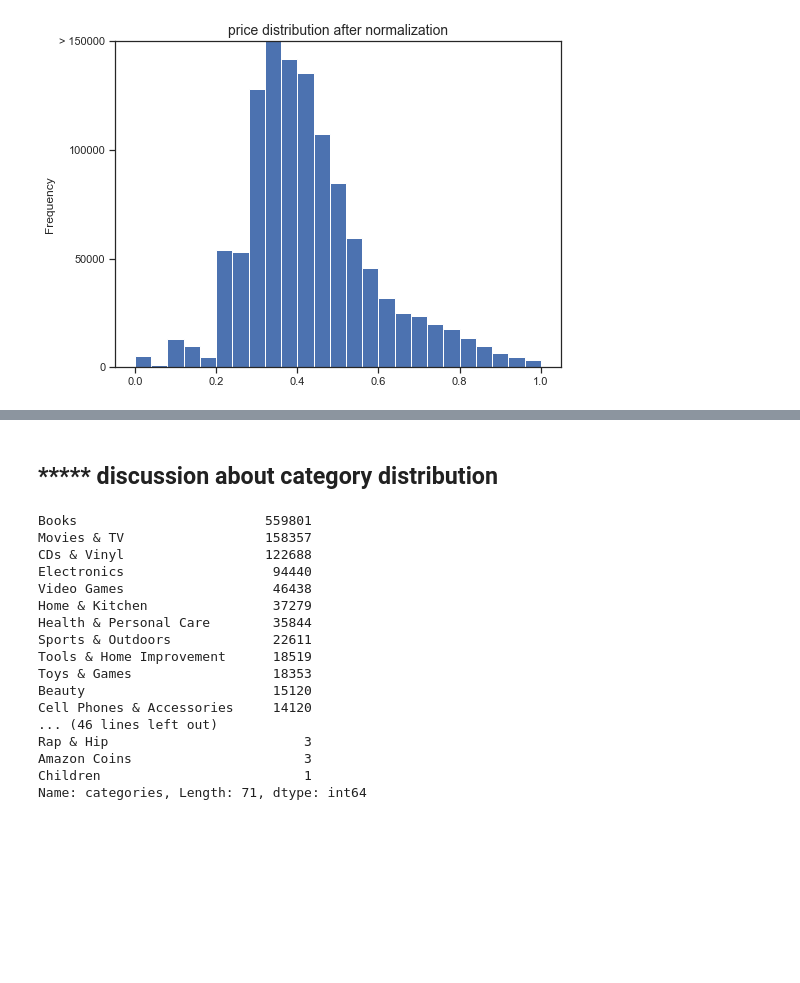
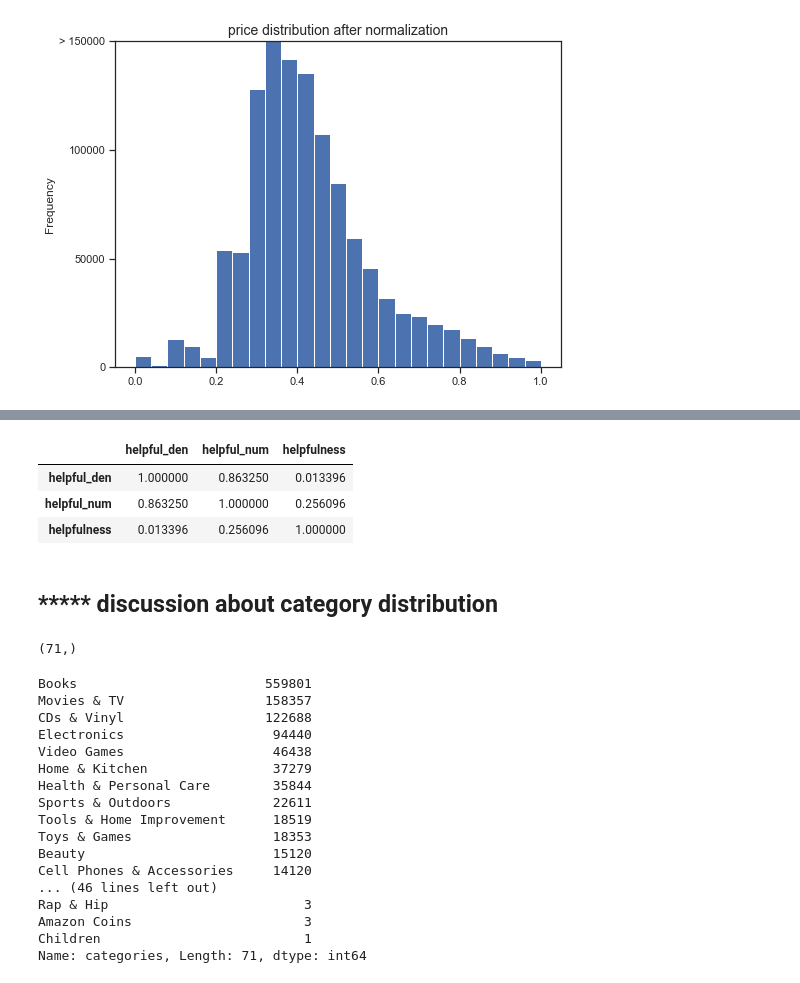
Before and after one commit to soo-pecialist/SB_DSC, a Jupyter notebook: 00_Capstone 1/DataWrangling.ipynb, the cells around one changed output, grey strips where cells are left out. Cells and saved outputs as stored; diff of their text form; code cells hidden in the pictures; blank space fills up the shorter version.

```diff
--- a/00_Capstone 1/DataWrangling.ipynb
+++ b/00_Capstone 1/DataWrangling.ipynb
@@ -1170,6 +1170,13 @@ df.head()
 | 2 | AQ2NZ5X891VX1 | 0000031887 | 5.0 | 2011-01-18 | Clothing | 0.297137 | 14 | 14 | 5.0 | ... |
 | 3 | A30WLYNJA3B17H | 0000589012 | 5.0 | 2008-10-23 | Movies & TV | 0.409665 | 8 | 11 | 4.0 | ... |
 | 4 | A39VF226GBM1JH | 0000589012 | 1.0 | 2008-08-11 | Movies & TV | 0.409665 | 8 | 19 | 2.0 | ... |
+# %%
+df[['helpful_den', 'helpful_num', 'helpfulness']].corr()
+# %% [output]
+|  | helpful_den | helpful_num | helpfulness |
+| helpful_den | 1.000000 | 0.863250 | 0.013396 |
+| helpful_num | 0.863250 | 1.000000 | 0.256096 |
+| helpfulness | 0.013396 | 0.256096 | 1.000000 |
 # %%
 df.to_csv('./h5_filtered/df_all_filtered_v7.csv.gz', encoding='utf-8', index=False, compression='gzip')
 # %%
@@ -1177,6 +1184,10 @@ df.to_csv('./h5_filtered/df_all_filtered_v7.csv.gz', encoding='utf-8', index=Fal
 df = pd.read_csv('./h5_filtered/df_all_filtered_v7.csv.gz', compression='gzip', parse_dates=['reviewTime'], low_memory=False)
 # %% [markdown]
 ## ***** discussion about category distribution
+# %%
+df.categories.unique().shape
+# %% [output]
+(71,)
 # %%
 cat_ser = df.categories.value_counts()
 cat_ser
```
Also changed, not shown: parts of 1 cell of this notebook, 1 other file.
